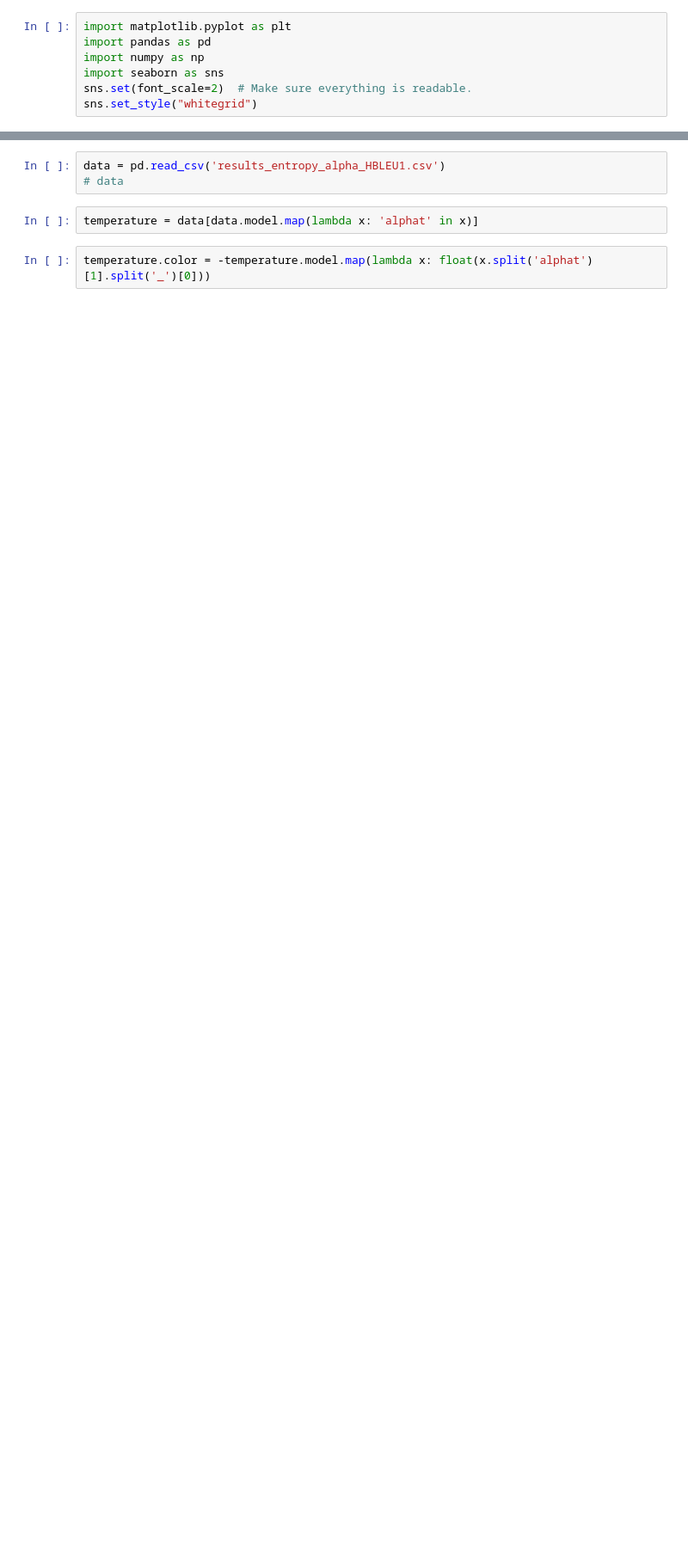
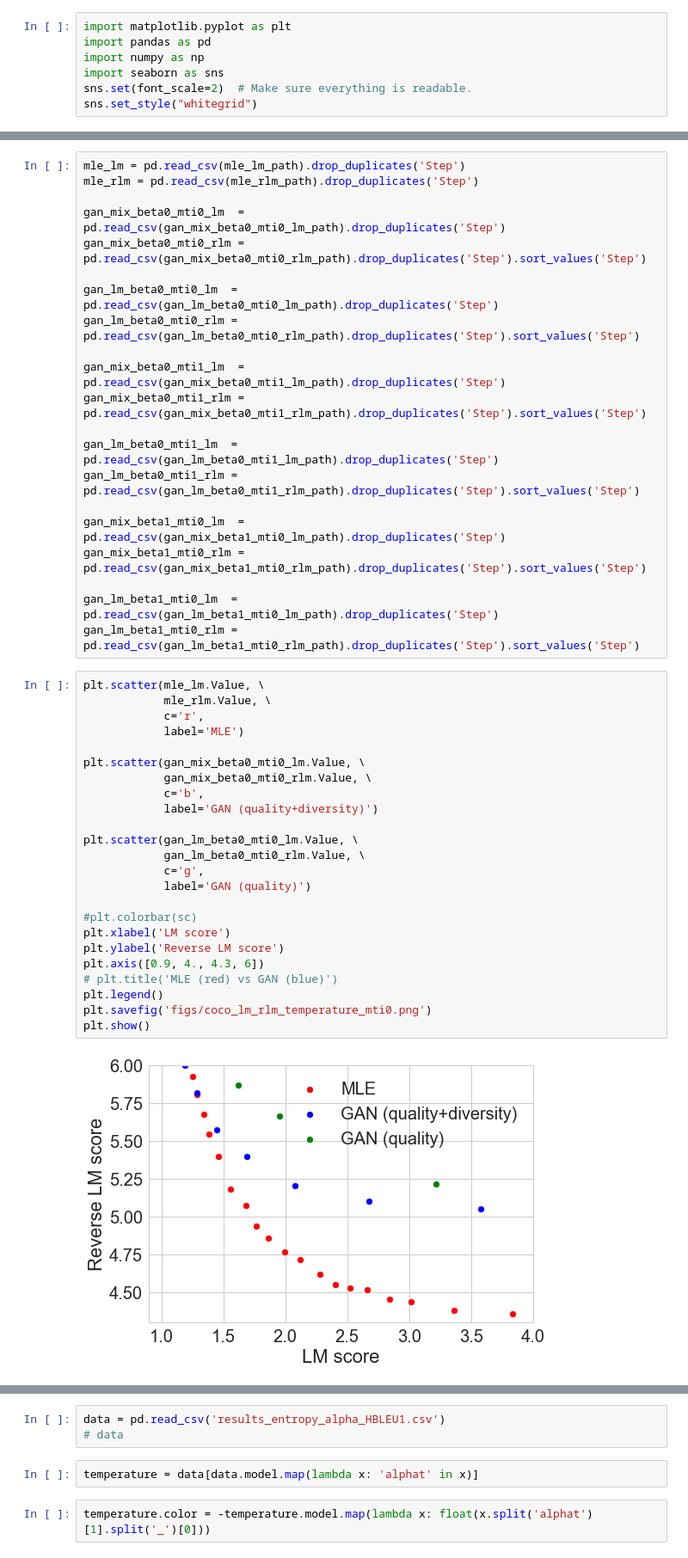
Before and after one commit to pclucas14/GansFallingShort, a Jupyter notebook: lm-rlm_plot.ipynb, the cells around one changed output, grey strips where cells are left out. Shown at 86% size. Cells and saved outputs as stored; diff of their text form; blank space fills up the shorter version.

```diff
--- a/lm-rlm_plot.ipynb
+++ b/lm-rlm_plot.ipynb
@@ -96,0 +152,47 @@ plt.show()
+# %%
+mle_lm = pd.read_csv(mle_lm_path).drop_duplicates('Step')
+mle_rlm = pd.read_csv(mle_rlm_path).drop_duplicates('Step')
+
+gan_mix_beta0_mti0_lm  = pd.read_csv(gan_mix_beta0_mti0_lm_path).drop_duplicates('Step')
+gan_mix_beta0_mti0_rlm = pd.read_csv(gan_mix_beta0_mti0_rlm_path).drop_duplicates('Step').sort_values('Step')
+
+gan_lm_beta0_mti0_lm  = pd.read_csv(gan_lm_beta0_mti0_lm_path).drop_duplicates('Step')
+gan_lm_beta0_mti0_rlm = pd.read_csv(gan_lm_beta0_mti0_rlm_path).drop_duplicates('Step').sort_values('Step')
+
+gan_mix_beta0_mti1_lm  = pd.read_csv(gan_mix_beta0_mti1_lm_path).drop_duplicates('Step')
+gan_mix_beta0_mti1_rlm = pd.read_csv(gan_mix_beta0_mti1_rlm_path).drop_duplicates('Step').sort_values('Step')
+
+gan_lm_beta0_mti1_lm  = pd.read_csv(gan_lm_beta0_mti1_lm_path).drop_duplicates('Step')
+gan_lm_beta0_mti1_rlm = pd.read_csv(gan_lm_beta0_mti1_rlm_path).drop_duplicates('Step').sort_values('Step')
+
+gan_mix_beta1_mti0_lm  = pd.read_csv(gan_mix_beta1_mti0_lm_path).drop_duplicates('Step')
+gan_mix_beta1_mti0_rlm = pd.read_csv(gan_mix_beta1_mti0_rlm_path).drop_duplicates('Step').sort_values('Step')
+
+gan_lm_beta1_mti0_lm  = pd.read_csv(gan_lm_beta1_mti0_lm_path).drop_duplicates('Step')
+gan_lm_beta1_mti0_rlm = pd.read_csv(gan_lm_beta1_mti0_rlm_path).drop_duplicates('Step').sort_values('Step')
+# %%
+plt.scatter(mle_lm.Value, \
+            mle_rlm.Value, \
+            c='r',
+            label='MLE')
+
+plt.scatter(gan_mix_beta0_mti0_lm.Value, \
+            gan_mix_beta0_mti0_rlm.Value, \
+            c='b',
+            label='GAN (quality+diversity)')
+
+plt.scatter(gan_lm_beta0_mti0_lm.Value, \
+            gan_lm_beta0_mti0_rlm.Value, \
+            c='g',
+            label='GAN (quality)')
+
+#plt.colorbar(sc)
+plt.xlabel('LM score')
+plt.ylabel('Reverse LM score')
+plt.axis([0.9, 4., 4.3, 6])
+# plt.title('MLE (red) vs GAN (blue)')
+plt.legend()
+plt.savefig('figs/coco_lm_rlm_temperature_mti0.png')
+plt.show()
+# %% [output]
+[figure, added]
```
Also changed, not shown: parts of 17 cells of this notebook, 17 other files.
